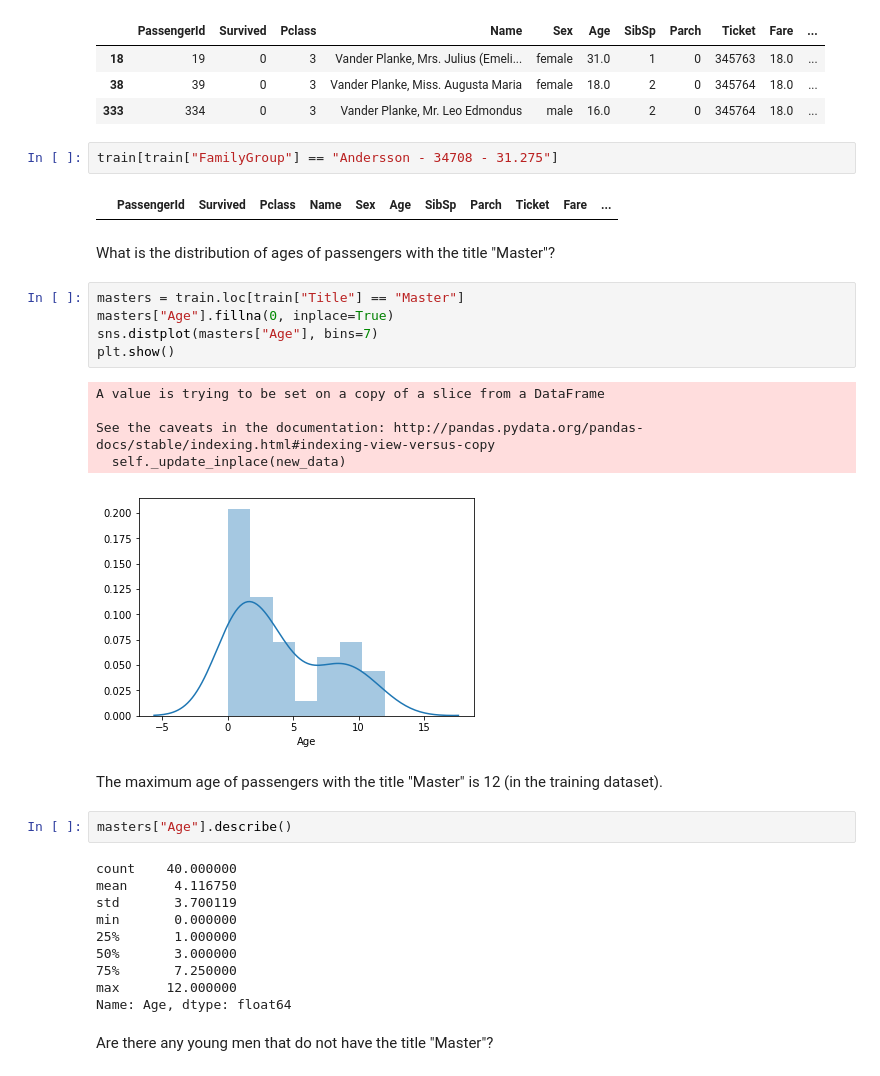
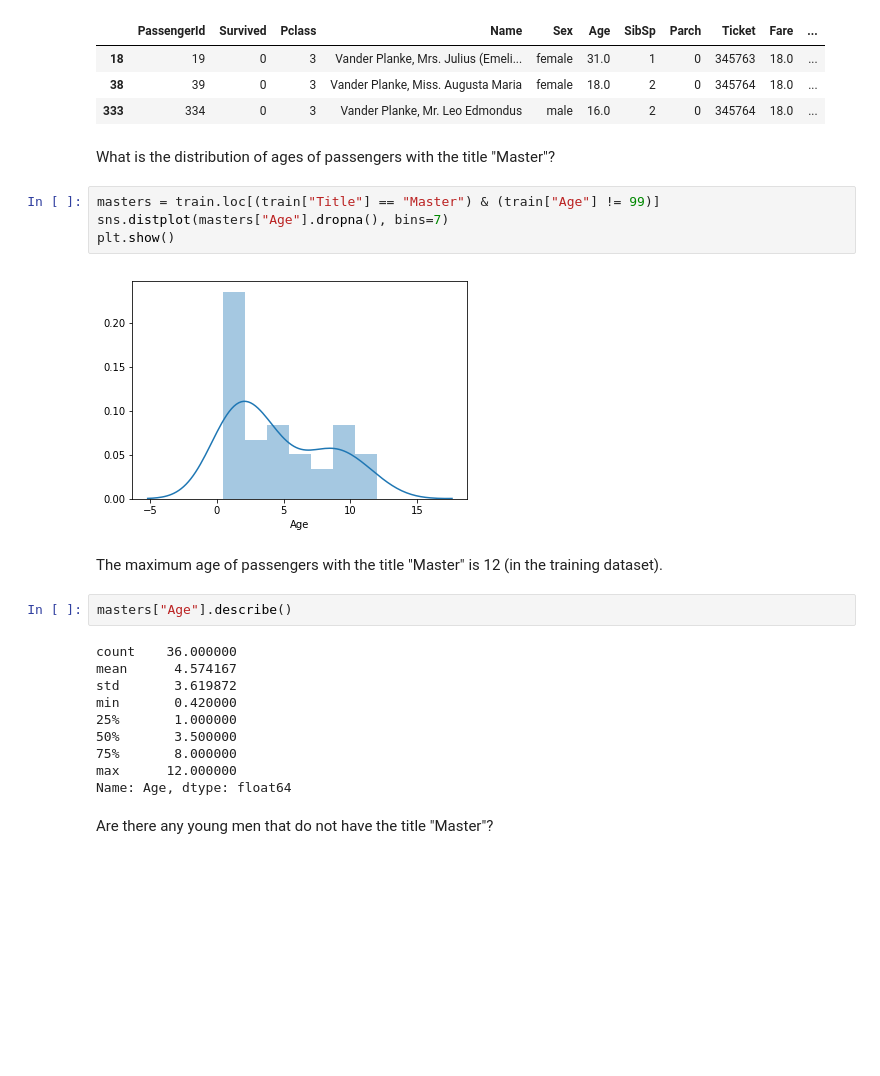
Before and after one commit to amypeniston/data-science-toolbox, a Jupyter notebook: kaggle_competitions/titanic/8_Groups.ipynb, the cells around one changed output. Cells and saved outputs as stored; diff of their text form; blank space fills up the shorter version.

```diff
--- a/kaggle_competitions/titanic/8_Groups.ipynb
+++ b/kaggle_competitions/titanic/8_Groups.ipynb
@@ -82,35 +97,26 @@ train.loc[train["LastName"] == "Vander Planke"]
 | 18 | 19 | 0 | 3 | Vander Planke, Mrs. Julius (Emeli... | female | 31.0 | 1 | 0 | 345763 | 18.0 | ... |
 | 38 | 39 | 0 | 3 | Vander Planke, Miss. Augusta Maria | female | 18.0 | 2 | 0 | 345764 | 18.0 | ... |
 | 333 | 334 | 0 | 3 | Vander Planke, Mr. Leo Edmondus | male | 16.0 | 2 | 0 | 345764 | 18.0 | ... |
-# %%
-train[train["FamilyGroup"] == "Andersson - 34708 - 31.275"]
-# %% [output]
-|  | PassengerId | Survived | Pclass | Name | Sex | Age | SibSp | Parch | Ticket | Fare | ... |
 # %% [markdown]
 What is the distribution of ages of passengers with the title "Master"?
 # %%
-masters = train.loc[train["Title"] == "Master"]
-masters["Age"].fillna(0, inplace=True)
-sns.distplot(masters["Age"], bins=7)
+masters = train.loc[(train["Title"] == "Master") & (train["Age"] != 99)]
+sns.distplot(masters["Age"].dropna(), bins=7)
 plt.show()
 # %% [output]
-A value is trying to be set on a copy of a slice from a DataFrame
-
-See the caveats in the documentation: http://pandas.pydata.org/pandas-docs/stable/indexing.html#indexing-view-versus-copy
-  self._update_inplace(new_data)
-[figure, old version]
+[figure, new version]
 # %% [markdown]
 The maximum age of passengers with the title "Master" is 12 (in the training dataset).
 # %%
 masters["Age"].describe()
 # %% [output]
-count    40.000000
-mean      4.116750
-std       3.700119
-min       0.000000
+count    36.000000
+mean      4.574167
+std       3.619872
+min       0.420000
 25%       1.000000
-50%       3.000000
-75%       7.250000
+50%       3.500000
+75%       8.000000
 max      12.000000
 Name: Age, dtype: float64
 # %% [markdown]
```
Also changed, not shown: parts of 45 cells of this notebook, 4 other files.
